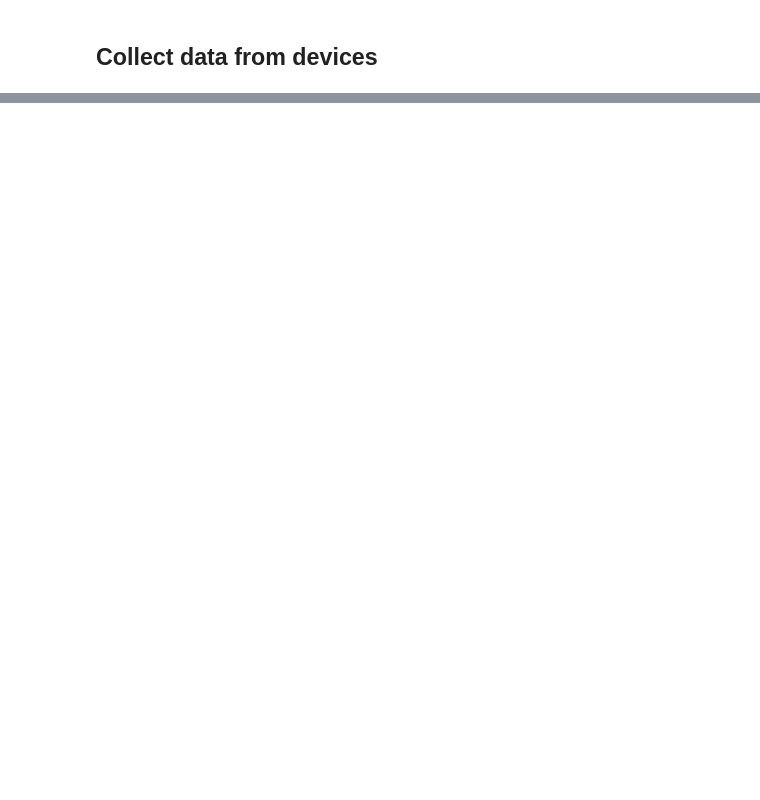
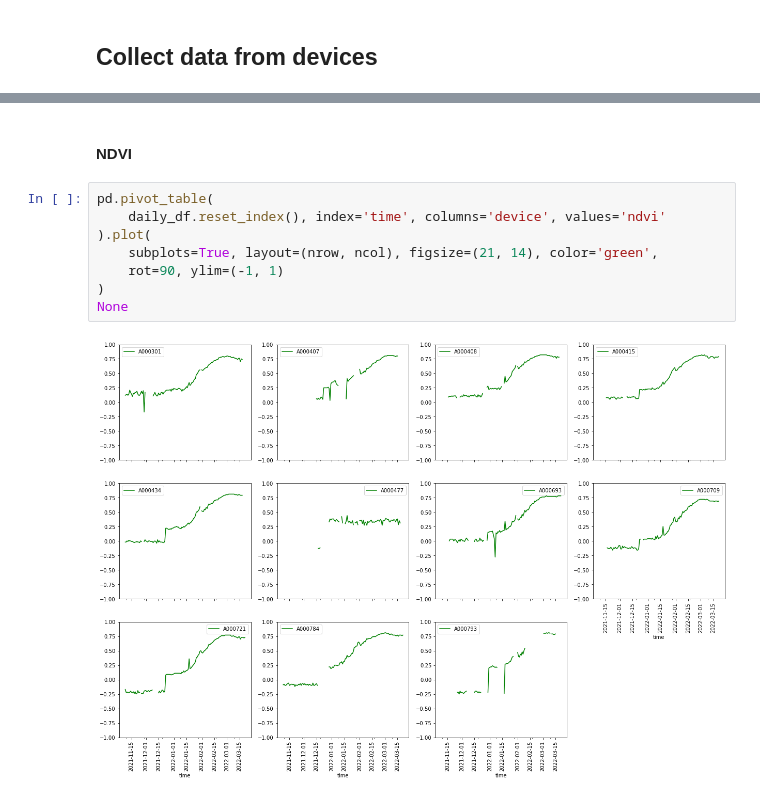
Before and after one commit to agroimpacts/nmeo, a Jupyter notebook: materials/code/notebooks/arable_query.ipynb, the cells around one changed output, grey strips where cells are left out. Cells and saved outputs as stored; diff of their text form; blank space fills up the shorter version.

```diff
--- a/materials/code/notebooks/arable_query.ipynb
+++ b/materials/code/notebooks/arable_query.ipynb
@@ -180,0 +213,12 @@ devices=['A000693', 'A000793', 'A000407', 'A000434', 'A000477',   # Mufulira
+# %% [markdown]
+#### NDVI
+# %%
+pd.pivot_table(
+    daily_df.reset_index(), index='time', columns='device', values='ndvi'
+).plot(
+    subplots=True, layout=(nrow, ncol), figsize=(21, 14), color='green',
+    rot=90, ylim=(-1, 1)
+)
+None
+# %% [output]
+[figure, added]
```
Also changed, not shown: parts of 43 cells of this notebook.
